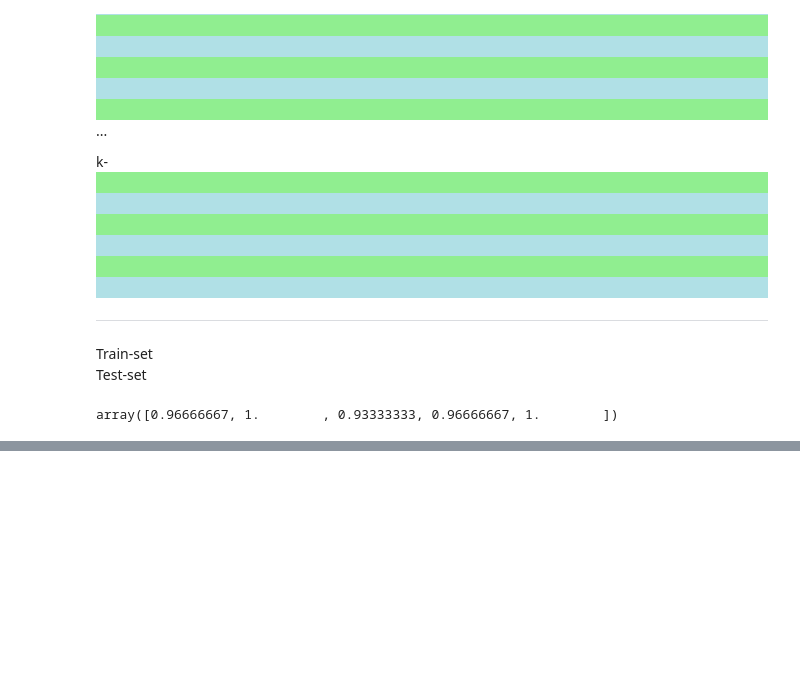
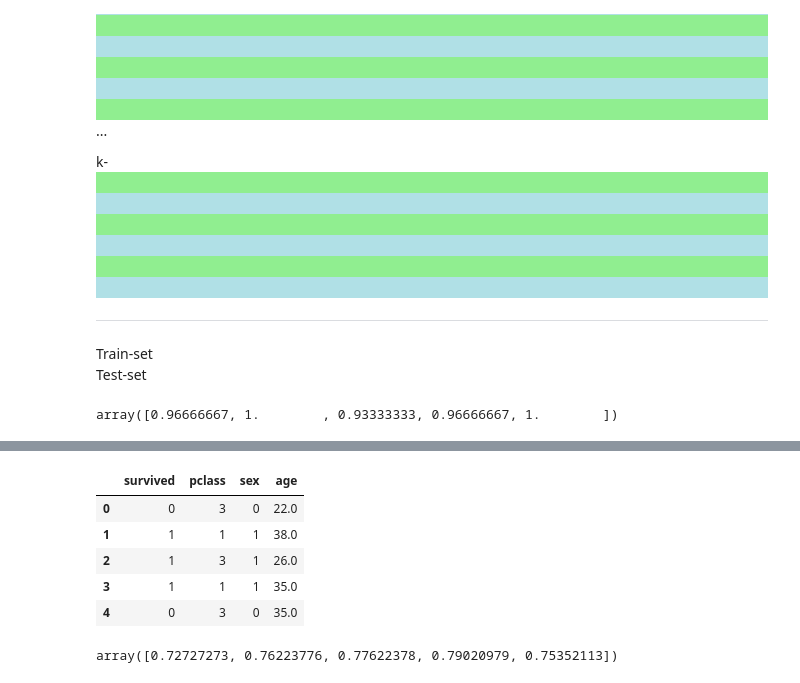
Before and after one commit to mahtat555/Regression, a Jupyter notebook: _sklearn/cross_validation_2.ipynb, the cells around one changed output, grey strips where cells are left out. Drawn from its saved outputs; the diff is of its cells as text; code cells hidden in the pictures; blank space fills up the shorter version.

Commit message:
GroupKFold cross-validation

```diff
--- a/_sklearn/cross_validation_2.ipynb
+++ b/_sklearn/cross_validation_2.ipynb
@@ -167,0 +233,24 @@ array([0.96666667, 1.        , 0.93333333, 0.96666667, 1.        ])
+# %%
+import pandas as pd
+import seaborn as sns
+
+# Titanic dataset
+titanic = sns.load_dataset("titanic")
+
+# prepare the dataset
+titanic = titanic[['survived', 'pclass', 'sex', 'age']]
+
+# eliminate missing data (NaN)
+titanic.dropna(axis=0, inplace=True)
+
+# replace the `male` by 0 and `female` by 1
+titanic['sex'].replace(['male', 'female'], [0, 1], inplace=True)
+
+titanic.head()
+# %% [output]
+|  | survived | pclass | sex | age |
+| 0 | 0 | 3 | 0 | 22.0 |
+| 1 | 1 | 1 | 1 | 38.0 |
+| 2 | 1 | 3 | 1 | 26.0 |
+| 3 | 1 | 1 | 1 | 35.0 |
+| 4 | 0 | 3 | 0 | 35.0 |
@@ -167,0 +263,11 @@ array([0.96666667, 1.        , 0.93333333, 0.96666667, 1.        ])
+# %%
+from sklearn.model_selection import GroupKFold
+
+# Create a classification model
+model = KNeighborsClassifier()
+
+# GroupKFold cross-validation
+cv = GroupKFold(5).get_n_splits(X, y, groups=X.pclass)
+cross_val_score(model, X, y, cv=cv)
+# %% [output]
+array([0.72727273, 0.76223776, 0.77622378, 0.79020979, 0.75352113])
```
Also changed, not shown: parts of 5 cells of this notebook.
